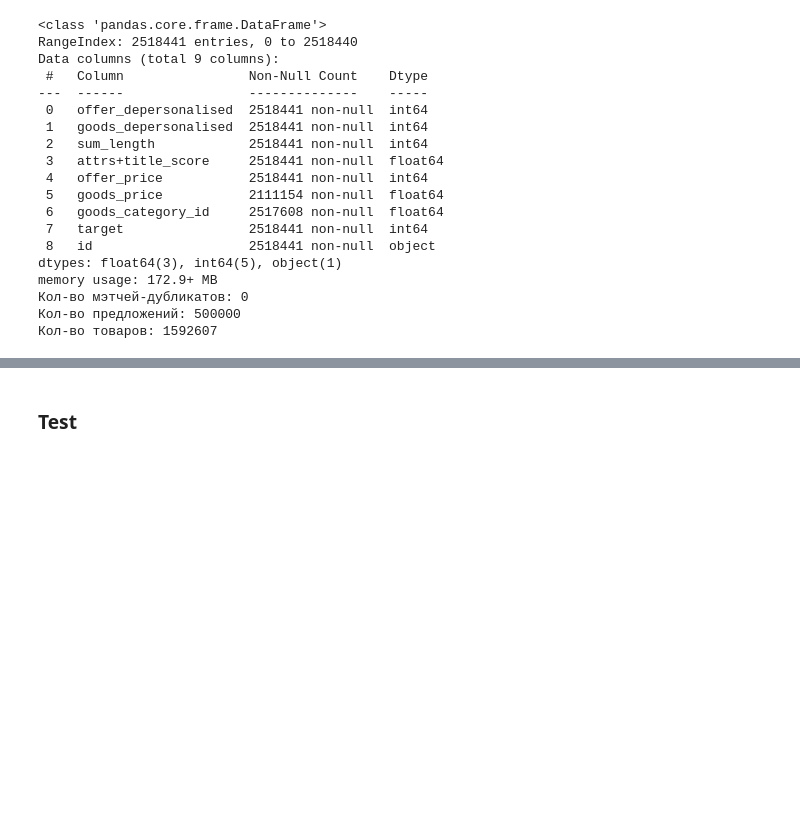
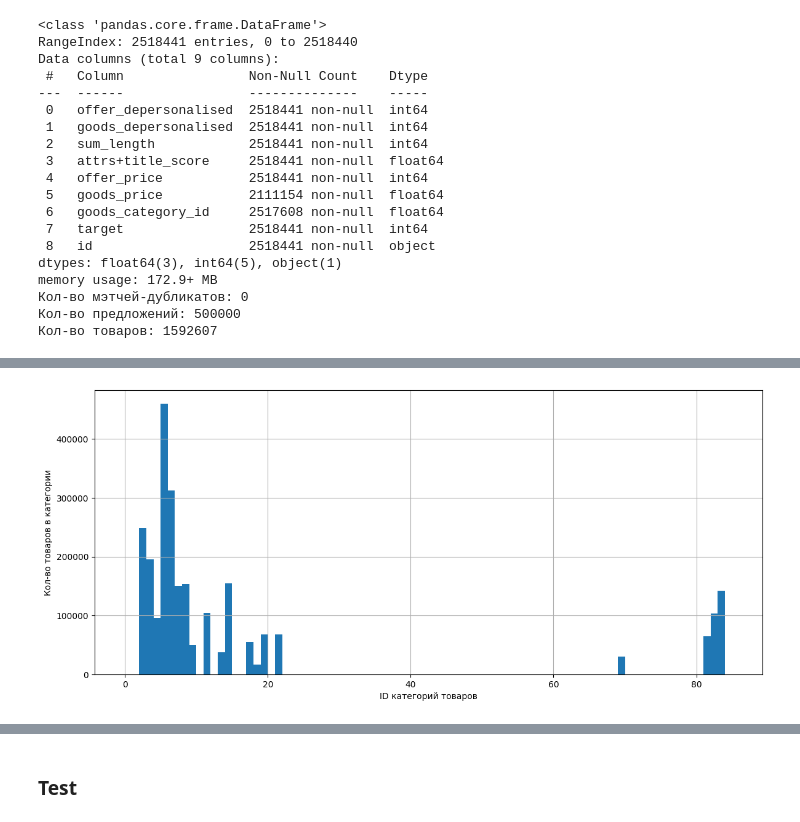
Before and after one commit to Danspers/Samokat.tech-Matching, a Jupyter notebook: Samokat.tech-Matching.ipynb, the cells around one changed output, grey strips where cells are left out. Cells and saved outputs as stored; diff of their text form; code cells hidden in the pictures; blank space fills up the shorter version.

```diff
--- a/Samokat.tech-Matching.ipynb
+++ b/Samokat.tech-Matching.ipynb
@@ -52,6 +52,7 @@ from sklearn.linear_model import LogisticRegression
 from sklearn.metrics import f1_score, accuracy_score, precision_score, roc_curve, ConfusionMatrixDisplay
 
 # константы
+FIGSIZE = (14, 6)
 RANDOM_STATE = 42
 DATA_DIR = 'data/'
 ITEMS_FILENAME = 'items_deperson.npy'
@@ -139,0 +175,7 @@ memory usage: 172.9+ MB
+# %%
+train_df['goods_category_id'].hist(bins=85, range=(0, 85), figsize=FIGSIZE)
+plt.ylabel('Кол-во товаров в категории')
+plt.xlabel('ID категорий товаров')
+plt.show()
+# %% [output]
+[figure, added]
```
Also changed, not shown: parts of 24 cells of this notebook.
